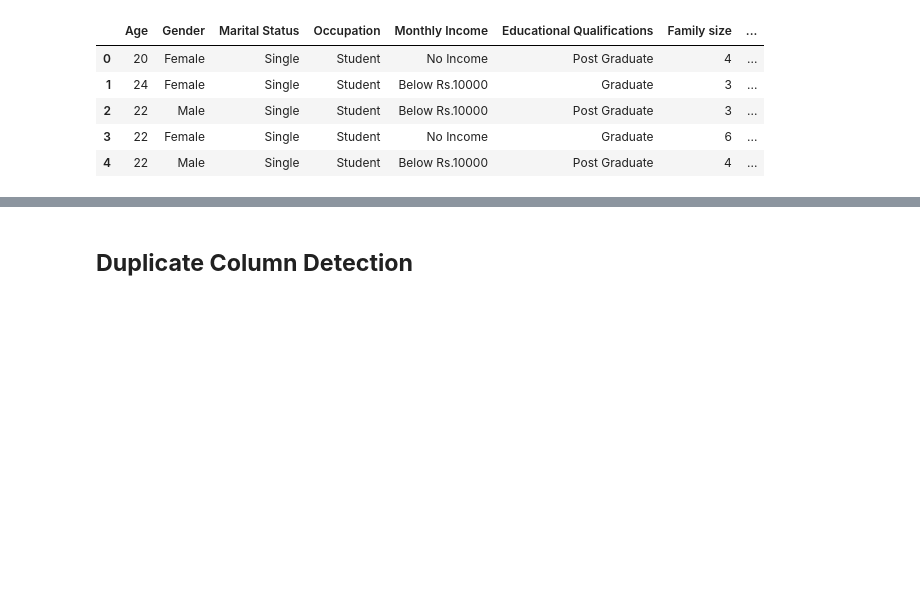
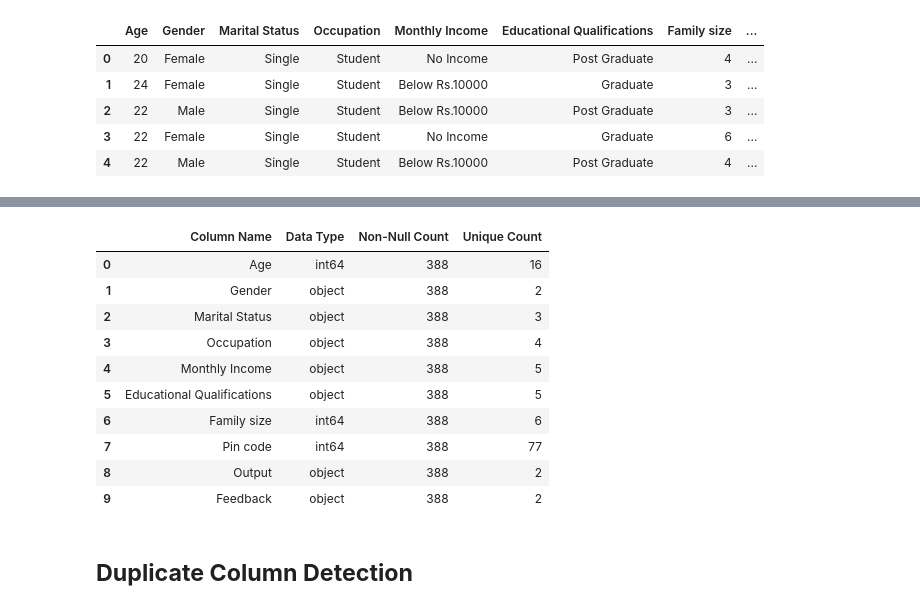
Before and after one commit to danodoms/Classification-Models-Evaluation, a Jupyter notebook: Classification Algos Comparison.ipynb, the cells around one changed output, grey strips where cells are left out. Cells and saved outputs as stored; diff of their text form; code cells hidden in the pictures; blank space fills up the shorter version.

```diff
--- a/Classification Algos Comparison.ipynb
+++ b/Classification Algos Comparison.ipynb
@@ -31,3 +34,18 @@ data.describe()
+# %%
+from library.describe import *
+get_column_info(data)
+# %% [output]
+|  | Column Name | Data Type | Non-Null Count | Unique Count |
+| 0 | Age | int64 | 388 | 16 |
+| 1 | Gender | object | 388 | 2 |
+| 2 | Marital Status | object | 388 | 3 |
+| 3 | Occupation | object | 388 | 4 |
+| 4 | Monthly Income | object | 388 | 5 |
+| 5 | Educational Qualifications | object | 388 | 5 |
+| 6 | Family size | int64 | 388 | 6 |
+| 7 | Pin code | int64 | 388 | 77 |
+| 8 | Output | object | 388 | 2 |
+| 9 | Feedback | object | 388 | 2 |
 # %% [markdown]
 ## **Duplicate Column Detection**
 # %%
```
Also changed, not shown: parts of 3 cells of this notebook, 3 other files.
